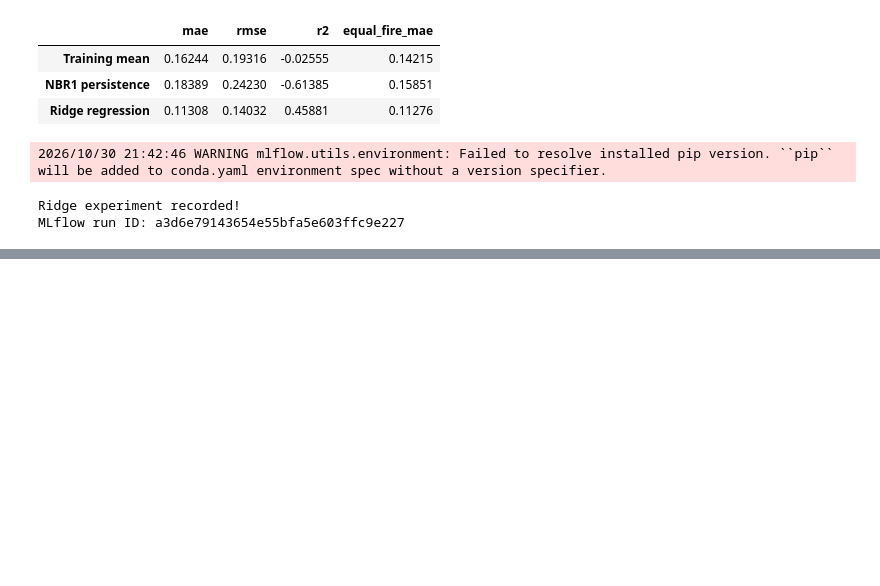
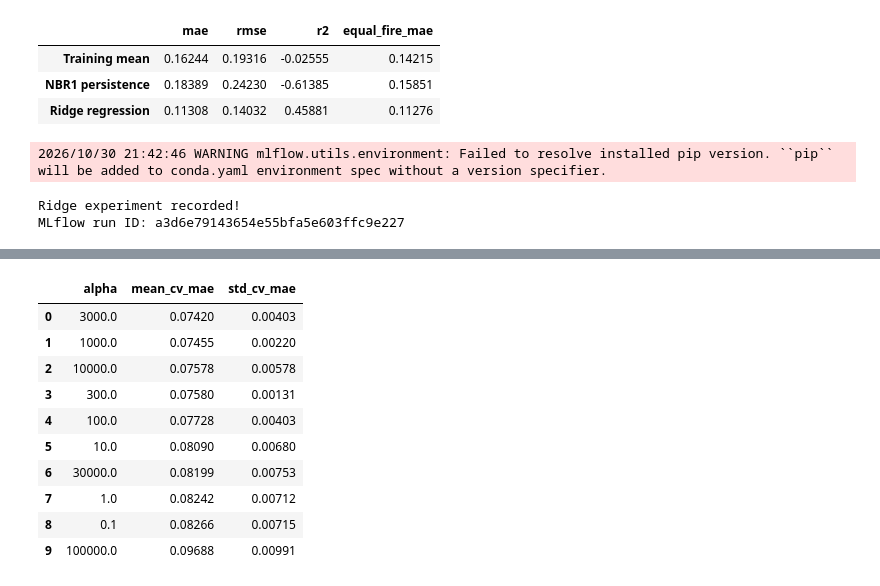
Before and after one commit to Vasant-Tholappa/wildfire-recovery-forecasting, a Jupyter notebook: notebooks/phase5_ml.ipynb, the cells around one changed output, grey strips where cells are left out. Saved outputs shown, nothing was run; the diff lists cells and outputs as text; code cells hidden in the pictures; blank space fills up the shorter version.

Commit message:
Save Ridge2 interaction experiment with self-contained imports

```diff
--- a/notebooks/phase5_ml.ipynb
+++ b/notebooks/phase5_ml.ipynb
@@ -733,0 +846,75 @@ MLflow run ID: a3d6e79143654e55bfa5e603ffc9e227
+# %%
+
+# RIDGE2 — Independent alpha tuning and fair comparison
+
+ridge2_results = []
+
+# Use the exact same alpha candidates as Ridge1
+alphas_to_test = sorted(cv_results_df["alpha"].unique())
+
+for alpha in alphas_to_test:
+    fold_maes = []
+
+    for train_idx, holdout_idx in cv_splits:
+        model = clone(ridge2_pipeline)
+        model.set_params(model__alpha=float(alpha))
+
+        model.fit(
+            X_train_ridge2.iloc[train_idx],
+            y_train.iloc[train_idx]
+        )
+
+        preds = model.predict(
+            X_train_ridge2.iloc[holdout_idx]
+        )
+
+        fold_maes.append(
+            mean_absolute_error(
+                y_train.iloc[holdout_idx], preds
+            )
+        )
+
+    ridge2_results.append({
+        "alpha": alpha,
+        "mean_cv_mae": np.mean(fold_maes),
+        "std_cv_mae": np.std(fold_maes)
+    })
+
+ridge2_cv_df = (
+    pd.DataFrame(ridge2_results)
+    .sort_values("mean_cv_mae")
+    .reset_index(drop=True)
+)
+
+ridge2_best_alpha = float(ridge2_cv_df.iloc[0]["alpha"])
+
+print("RIDGE2 ALPHA SEARCH")
+display(ridge2_cv_df.round(5))
+
+# Refit Ridge2 on all 78 training fires
+ridge2_tuned = clone(ridge2_pipeline)
+ridge2_tuned.set_params(model__alpha=ridge2_best_alpha)
+ridge2_tuned.fit(X_train_ridge2, y_train)
+
+# Evaluate on chronological validation
+ridge2_tuned_predictions = ridge2_tuned.predict(X_val_ridge2)
+
+ridge2_tuned_scores = evaluate_model(
+    y_val, ridge2_tuned_predictions, val["fire_id"]
+)
+
+print("\nFINAL COMPARISON")
+print(f"Ridge1 alpha: {best_alpha:g}")
+print(f"Ridge2 alpha: {ridge2_best_alpha:g}")
+
+display(pd.DataFrame({
+    "Ridge1": {
+        "cv_mae": cv_results_df["mean_cv_mae"].min(),
+        **ridge_scores
+    },
+    "Ridge2 tuned": {
+        "cv_mae": ridge2_cv_df["mean_cv_mae"].min(),
+        **ridge2_tuned_scores
+    }
+}).T.round(5))
+# %% [output]
@@ -733,0 +922,11 @@ MLflow run ID: a3d6e79143654e55bfa5e603ffc9e227
+|  | alpha | mean_cv_mae | std_cv_mae |
+| 0 | 3000.0 | 0.07420 | 0.00403 |
+| 1 | 1000.0 | 0.07455 | 0.00220 |
+| 2 | 10000.0 | 0.07578 | 0.00578 |
+| 3 | 300.0 | 0.07580 | 0.00131 |
+| 4 | 100.0 | 0.07728 | 0.00403 |
+| 5 | 10.0 | 0.08090 | 0.00680 |
+| 6 | 30000.0 | 0.08199 | 0.00753 |
+| 7 | 1.0 | 0.08242 | 0.00712 |
+| 8 | 0.1 | 0.08266 | 0.00715 |
+| 9 | 100000.0 | 0.09688 | 0.00991 |
```
Also changed, not shown: parts of 3 cells of this notebook.
